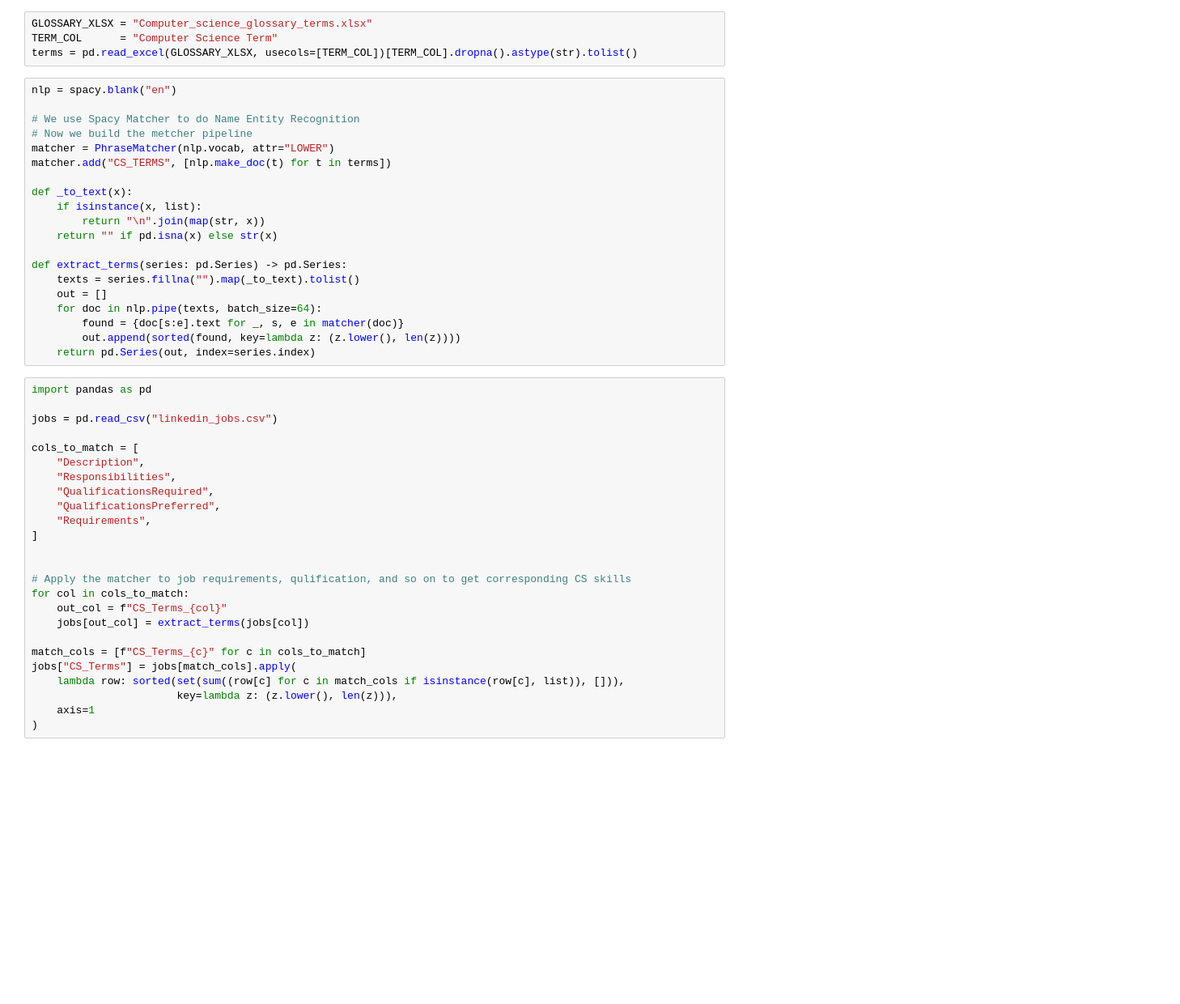
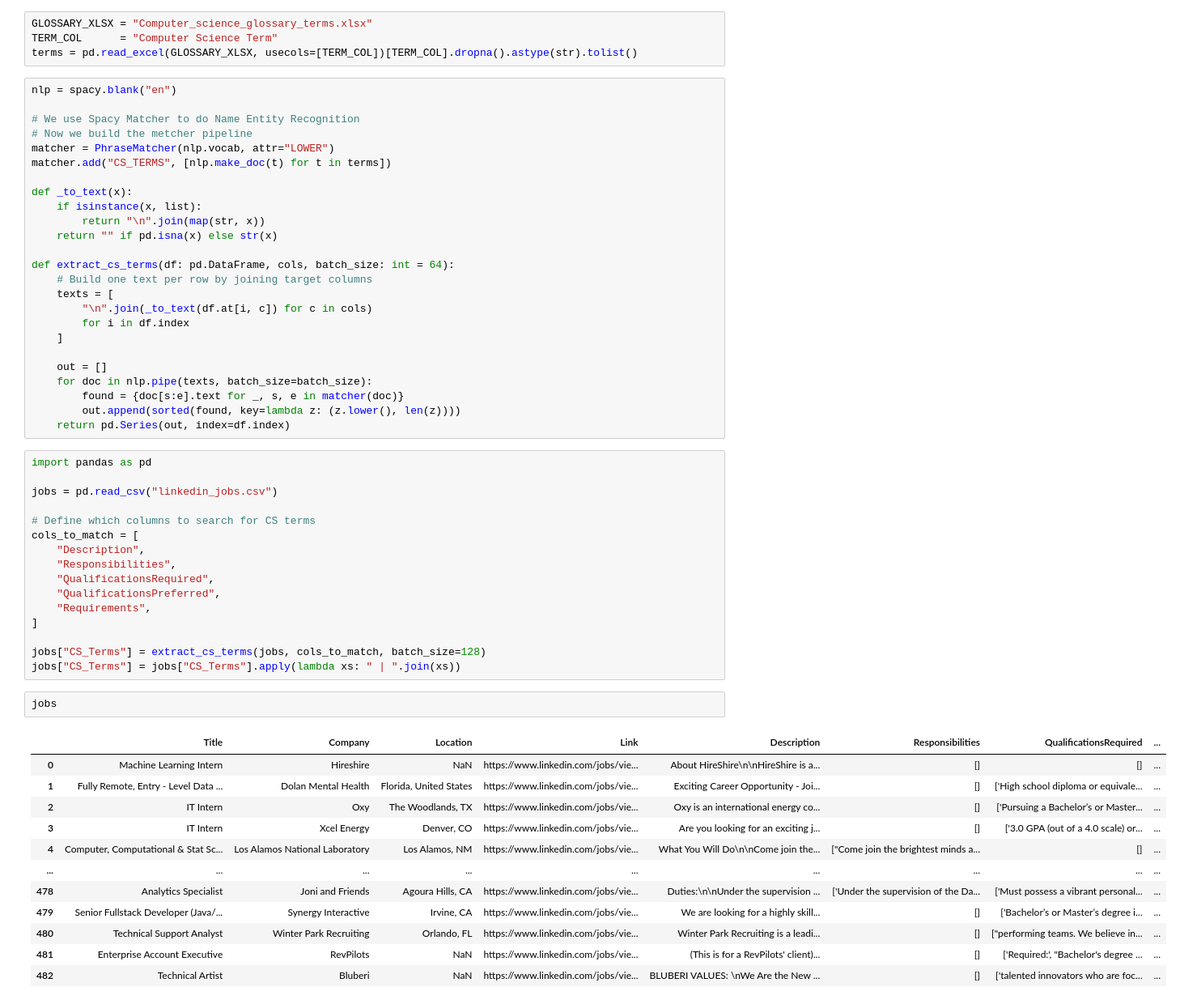
Before and after one commit to DinoZeyu/linkedin-cs-job-scraper, a Jupyter notebook: NER.ipynb, the cells around one changed output. Shown: that part at 81% size. Drawn from its saved outputs; the diff is of its cells as text; blank space fills up the shorter version.

```diff
--- a/NER.ipynb
+++ b/NER.ipynb
@@ -20,18 +20,24 @@ def _to_text(x):
         return "\n".join(map(str, x))
     return "" if pd.isna(x) else str(x)
 
-def extract_terms(series: pd.Series) -> pd.Series:
-    texts = series.fillna("").map(_to_text).tolist()
+def extract_cs_terms(df: pd.DataFrame, cols, batch_size: int = 64):
+    # Build one text per row by joining target columns
+    texts = [
+        "\n".join(_to_text(df.at[i, c]) for c in cols)
+        for i in df.index
+    ]
+
     out = []
-    for doc in nlp.pipe(texts, batch_size=64):
+    for doc in nlp.pipe(texts, batch_size=batch_size):
         found = {doc[s:e].text for _, s, e in matcher(doc)}
         out.append(sorted(found, key=lambda z: (z.lower(), len(z))))
-    return pd.Series(out, index=series.index)
+    return pd.Series(out, index=df.index)
 # %%
 import pandas as pd
 
 jobs = pd.read_csv("linkedin_jobs.csv")
 
+# Define which columns to search for CS terms
 cols_to_match = [
     "Description",
     "Responsibilities",
@@ -40,15 +46,20 @@ cols_to_match = [
     "Requirements",
 ]
 
-
-# Apply the matcher to job requirements, qulification, and so on to get corresponding CS skills
-for col in cols_to_match:
-    out_col = f"CS_Terms_{col}"
-    jobs[out_col] = extract_terms(jobs[col])
-
-match_cols = [f"CS_Terms_{c}" for c in cols_to_match]
-jobs["CS_Terms"] = jobs[match_cols].apply(
-    lambda row: sorted(set(sum((row[c] for c in match_cols if isinstance(row[c], list)), [])),
-                       key=lambda z: (z.lower(), len(z))),
-    axis=1
-)
+jobs["CS_Terms"] = extract_cs_terms(jobs, cols_to_match, batch_size=128)
+jobs["CS_Terms"] = jobs["CS_Terms"].apply(lambda xs: " | ".join(xs))
+# %%
+jobs
+# %% [output]
+|  | Title | Company | Location | Link | Description | Responsibilities | QualificationsRequired | ... |
+| 0 | Machine Learning Intern | Hireshire | NaN | https://www.linkedin.com/jobs/vie... | About HireShire\n\nHireShire is a... | [] | [] | ... |
+| 1 | Fully Remote, Entry - Level Data ... | Dolan Mental Health | Florida, United States | https://www.linkedin.com/jobs/vie... | Exciting Career Opportunity - Joi... | [] | ['High school diploma or equivale... | ... |
+| 2 | IT Intern | Oxy | The Woodlands, TX | https://www.linkedin.com/jobs/vie... | Oxy is an international energy co... | [] | ['Pursuing a Bachelor’s or Master... | ... |
+| 3 | IT Intern | Xcel Energy | Denver, CO | https://www.linkedin.com/jobs/vie... | Are you looking for an exciting j... | [] | ['3.0 GPA (out of a 4.0 scale) or... | ... |
+| 4 | Computer, Computational & Stat Sc... | Los Alamos National Laboratory | Los Alamos, NM | https://www.linkedin.com/jobs/vie... | What You Will Do\n\nCome join the... | ["Come join the brightest minds a... | [] | ... |
+| ... | ... | ... | ... | ... | ... | ... | ... | ... |
+| 478 | Analytics Specialist | Joni and Friends | Agoura Hills, CA | https://www.linkedin.com/jobs/vie... | Duties:\n\nUnder the supervision ... | ['Under the supervision of the Da... | ['Must possess a vibrant personal... | ... |
+| 479 | Senior Fullstack Developer (Java/... | Synergy Interactive | Irvine, CA | https://www.linkedin.com/jobs/vie... | We are looking for a highly skill... | [] | ['Bachelor’s or Master’s degree i... | ... |
+| 480 | Technical Support Analyst | Winter Park Recruiting | Orlando, FL | https://www.linkedin.com/jobs/vie... | Winter Park Recruiting is a leadi... | [] | ["performing teams. We believe in... | ... |
+| 481 | Enterprise Account Executive | RevPilots | NaN | https://www.linkedin.com/jobs/vie... | (This is for a RevPilots' client)... | [] | ['Required:', "Bachelor's degree ... | ... |
+| 482 | Technical Artist | Bluberi | NaN | https://www.linkedin.com/jobs/vie... | BLUBERI VALUES: \nWe Are the New ... | [] | ['talented innovators who are foc... | ... |
```
Also changed, not shown: parts of 2 cells of this notebook, 6 other files.
